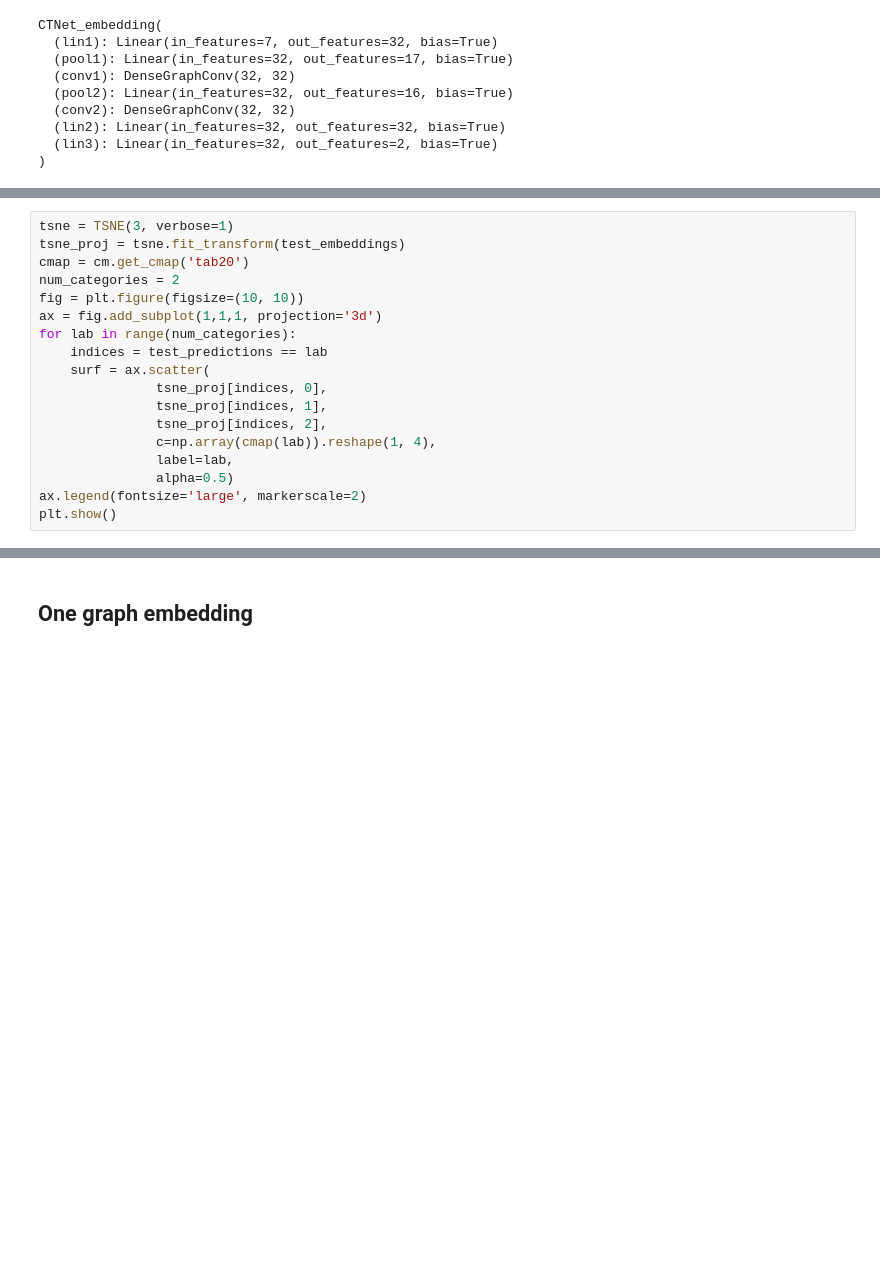
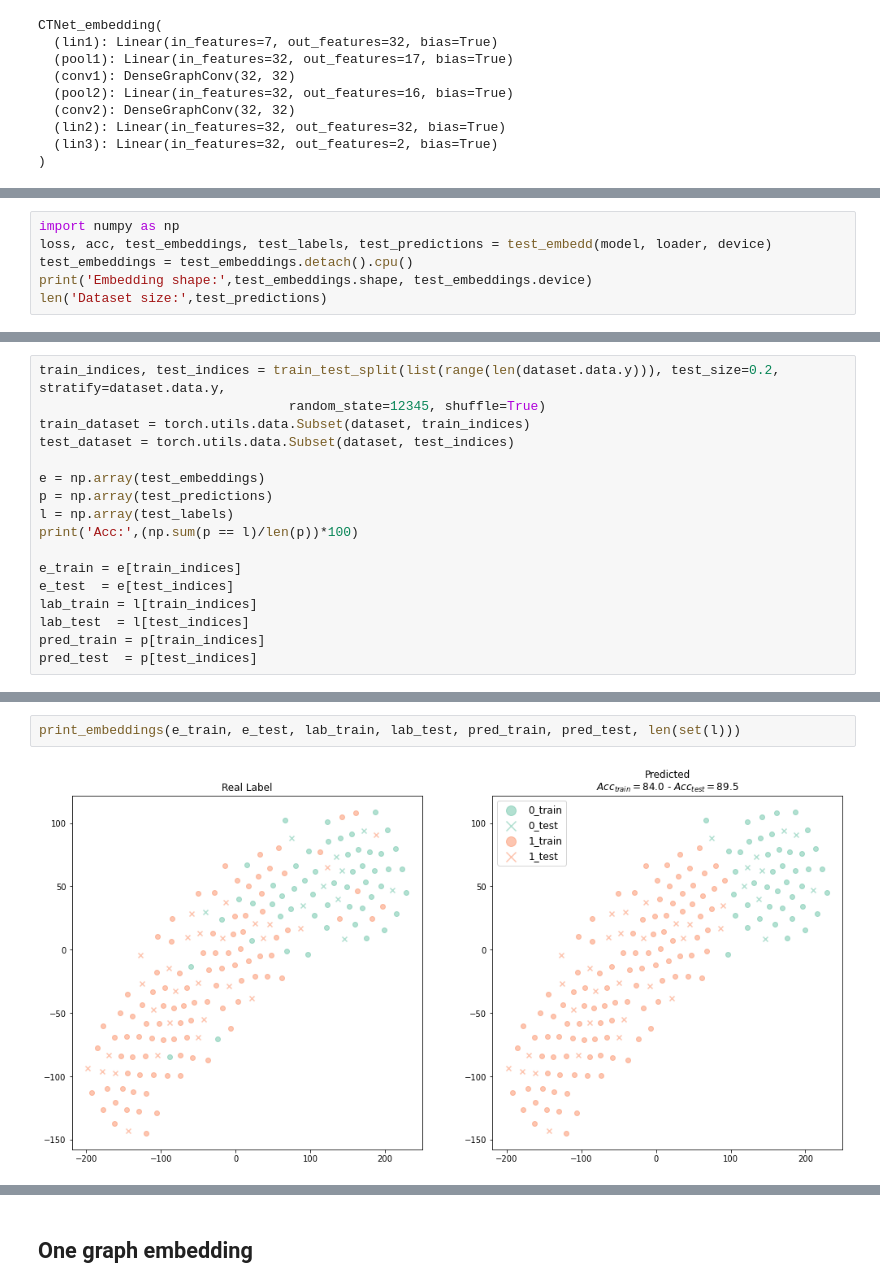
Before and after one commit to AdrianArnaiz/DiffWire, a Jupyter notebook: Figures_and_explanations.ipynb, the cells around one changed output, grey strips where cells are left out. Drawn from its saved outputs; the diff is of its cells as text; blank space fills up the shorter version.

Commit message:
Figure Embedding all graphs Train and Test with labels

```diff
--- a/Figures_and_explanations.ipynb
+++ b/Figures_and_explanations.ipynb
@@ -258,0 +248,6 @@ torch.Size([188, 32])
+# %%
+import numpy as np
+loss, acc, test_embeddings, test_labels, test_predictions = test_embedd(model, loader, device)
+test_embeddings = test_embeddings.detach().cpu()
+print('Embedding shape:',test_embeddings.shape, test_embeddings.device)
+len('Dataset size:',test_predictions)
@@ -293,18 +260,0 @@ The default learning rate in TSNE will change from 200.0 to 'auto' in 1.2.
-# %%
-tsne = TSNE(3, verbose=1)
-tsne_proj = tsne.fit_transform(test_embeddings)
-cmap = cm.get_cmap('tab20')
-num_categories = 2
-fig = plt.figure(figsize=(10, 10))
-ax = fig.add_subplot(1,1,1, projection='3d')
-for lab in range(num_categories):
-    indices = test_predictions == lab
-    surf = ax.scatter(
-               tsne_proj[indices, 0],
-               tsne_proj[indices, 1],
-               tsne_proj[indices, 2],
-               c=np.array(cmap(lab)).reshape(1, 4),
-               label=lab,
-               alpha=0.5)
-ax.legend(fontsize='large', markerscale=2)
-plt.show()
@@ -323,0 +266,17 @@ The default learning rate in TSNE will change from 200.0 to 'auto' in 1.2.
+# %%
+train_indices, test_indices = train_test_split(list(range(len(dataset.data.y))), test_size=0.2, stratify=dataset.data.y,
+                                random_state=12345, shuffle=True)
+train_dataset = torch.utils.data.Subset(dataset, train_indices)
+test_dataset = torch.utils.data.Subset(dataset, test_indices)
+
+e = np.array(test_embeddings)
+p = np.array(test_predictions)
+l = np.array(test_labels)
+print('Acc:',(np.sum(p == l)/len(p))*100)
+
+e_train = e[train_indices]
+e_test  = e[test_indices]
+lab_train = l[train_indices]
+lab_test  = l[test_indices]
+pred_train = p[train_indices]
+pred_test  = p[test_indices]
@@ -323,0 +333,4 @@ The default learning rate in TSNE will change from 200.0 to 'auto' in 1.2.
+# %%
+print_embeddings(e_train, e_test, lab_train, lab_test, pred_train, pred_test, len(set(l)))
+# %% [output]
+[figure, added]
```
Also changed, not shown: parts of 25 cells of this notebook.
